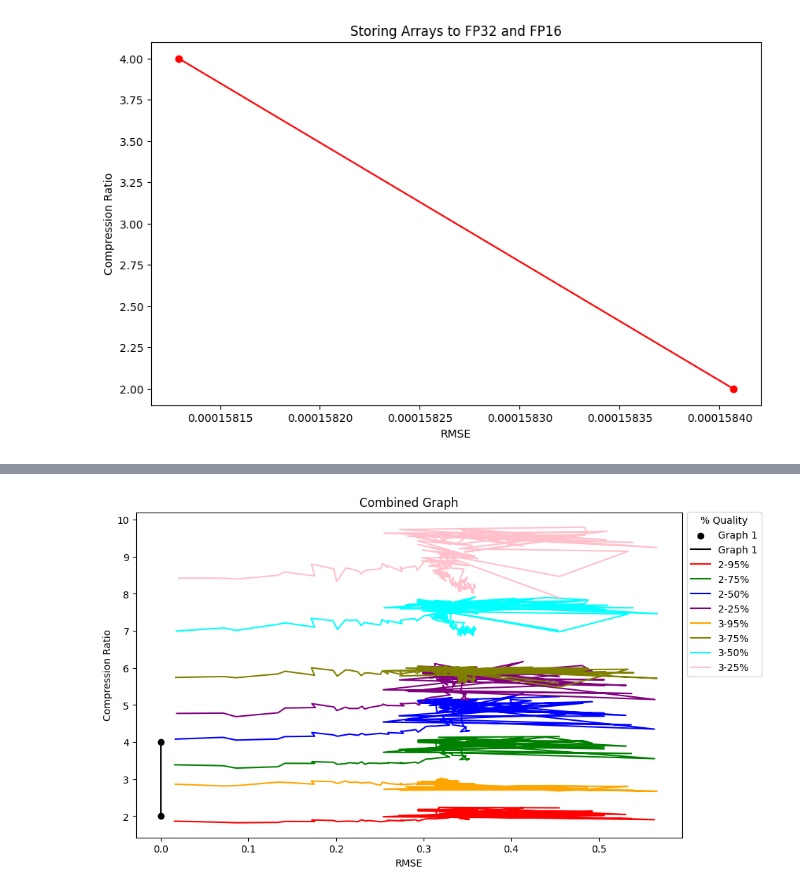
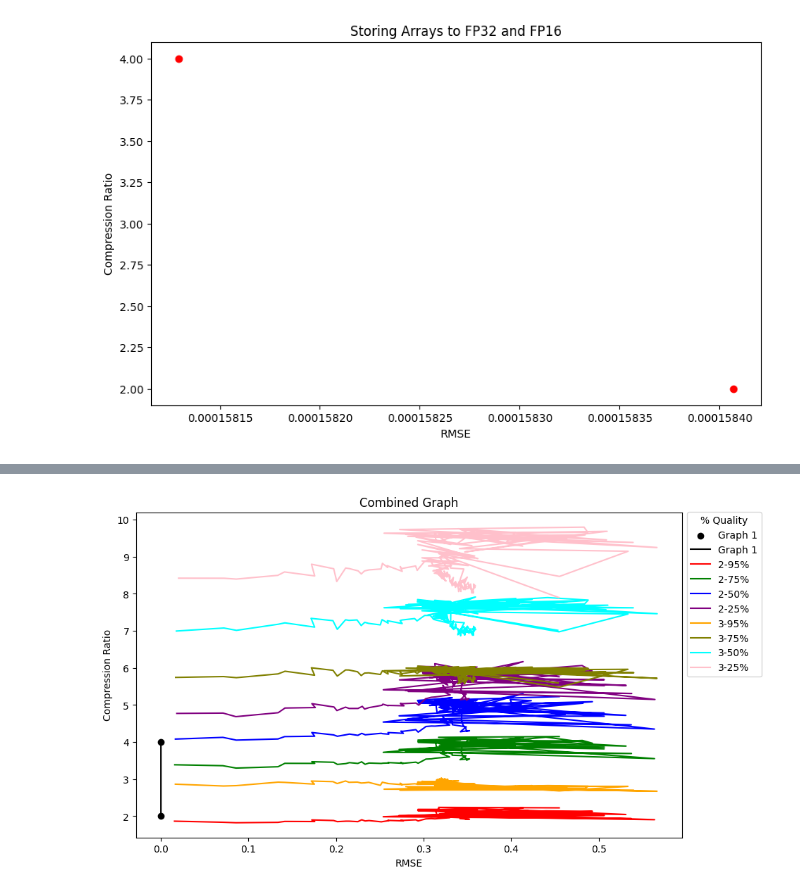
Before and after one commit to sarthaag/data-compression, a Jupyter notebook: analysis2_combined.ipynb, the cells around one changed output, grey strips where cells are left out. Drawn from its saved outputs; the diff is of its cells as text; code cells hidden in the pictures.

```diff
--- a/analysis2_combined.ipynb
+++ b/analysis2_combined.ipynb
@@ -16,15 +16,14 @@ Y = [2, 4]
 # %%
 # Analysis 2.3
 
 plt.figure(figsize=(10, 6))
 plt.scatter(X, Y, color='red')
-plt.plot(X, Y, color='red')
 plt.xlabel("RMSE")
 plt.ylabel("Compression Ratio")
 plt.title("Storing Arrays to FP32 and FP16")
 plt.show()
 # %% [output]
-[figure, old version]
+[figure, new version]
 # %%
 # Analysis 2.1
 
```
Also changed, not shown: parts of 3 cells of this notebook.
